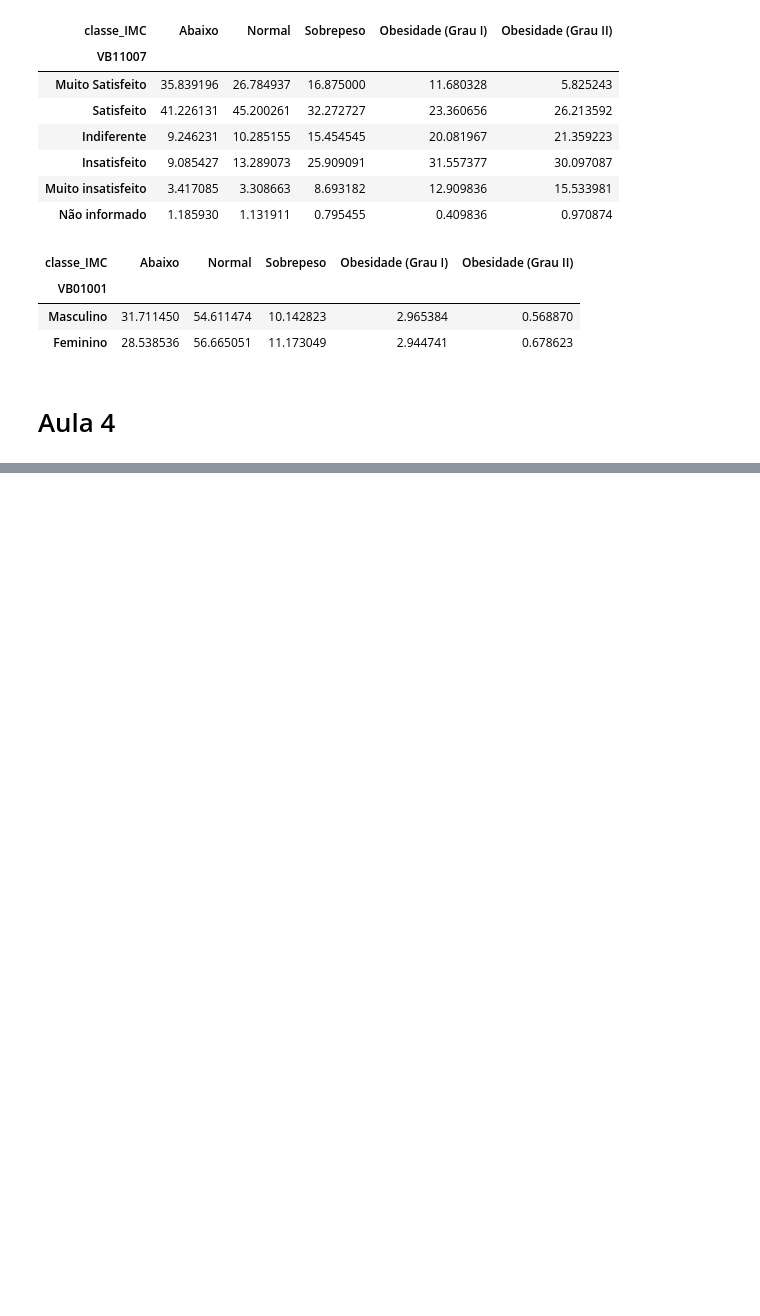
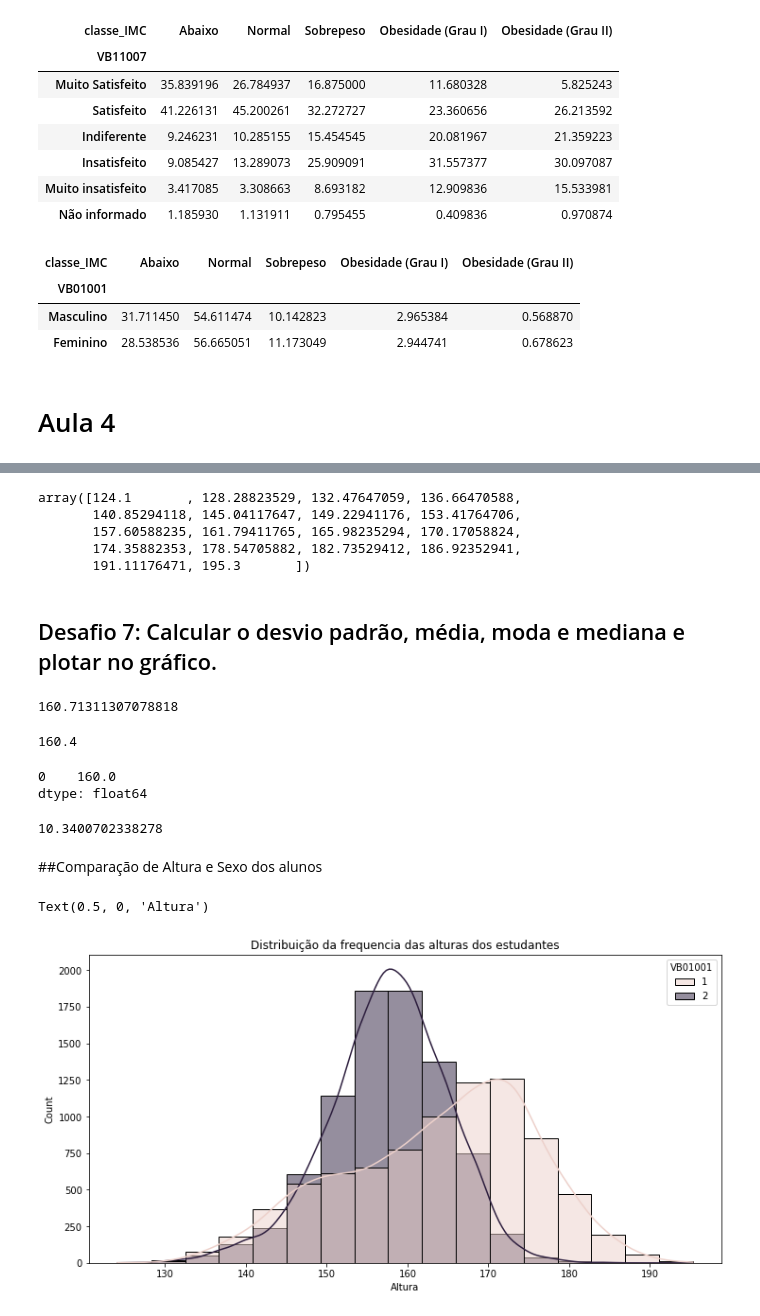
Before and after one commit to carollimaxp/data_science_alura, a Jupyter notebook: DS_Bootcamp_Módulo_3.ipynb, the cells around one changed output, grey strips where cells are left out. Saved outputs shown, nothing was run; the diff lists cells and outputs as text; code cells hidden in the pictures; blank space fills up the shorter version.

```diff
--- a/DS_Bootcamp_Módulo_3.ipynb
+++ b/DS_Bootcamp_Módulo_3.ipynb
@@ -475,0 +488,37 @@ frequencia_cruzada
+# %%
+np.histogram_bin_edges(dados["VB17004"], bins= 'doane')
+# %% [output]
+array([124.1       , 128.28823529, 132.47647059, 136.66470588,
+       140.85294118, 145.04117647, 149.22941176, 153.41764706,
+       157.60588235, 161.79411765, 165.98235294, 170.17058824,
+       174.35882353, 178.54705882, 182.73529412, 186.92352941,
+       191.11176471, 195.3       ])
+# %% [markdown]
+## Desafio 7: Calcular o desvio padrão, média, moda e mediana e plotar no gráfico.
+# %%
+dados['VB17004'].mean()
+# %% [output]
+160.71311307078818
+# %%
+dados['VB17004'].median()
+# %% [output]
+160.4
+# %%
+dados['VB17004'].mode()
+# %% [output]
+0    160.0
+dtype: float64
+# %%
+dados['VB17004'].std()
+# %% [output]
+10.3400702338278
+# %% [markdown]
+##Comparação de Altura e Sexo dos alunos
+# %%
+ax= sns.histplot( x= "VB17004", data= dados, kde = True, bins = 'doane', hue="VB01001")
+ax.figure.set_size_inches(12,6)
+ax.set_title("Distribuição da frequencia das alturas dos estudantes")
+ax.set_xlabel("Altura")
+# %% [output]
+Text(0.5, 0, 'Altura')
+[figure, added]
```
Also changed, not shown: parts of 22 cells of this notebook.
